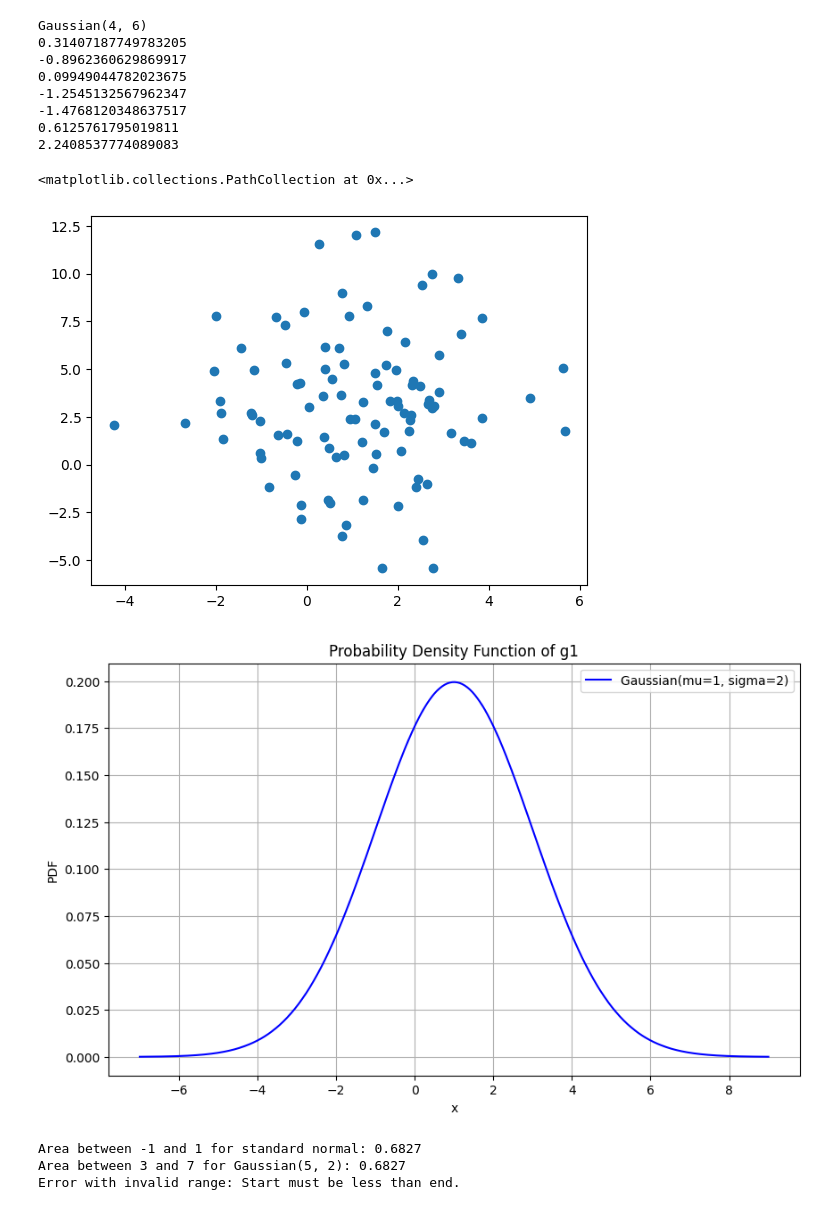
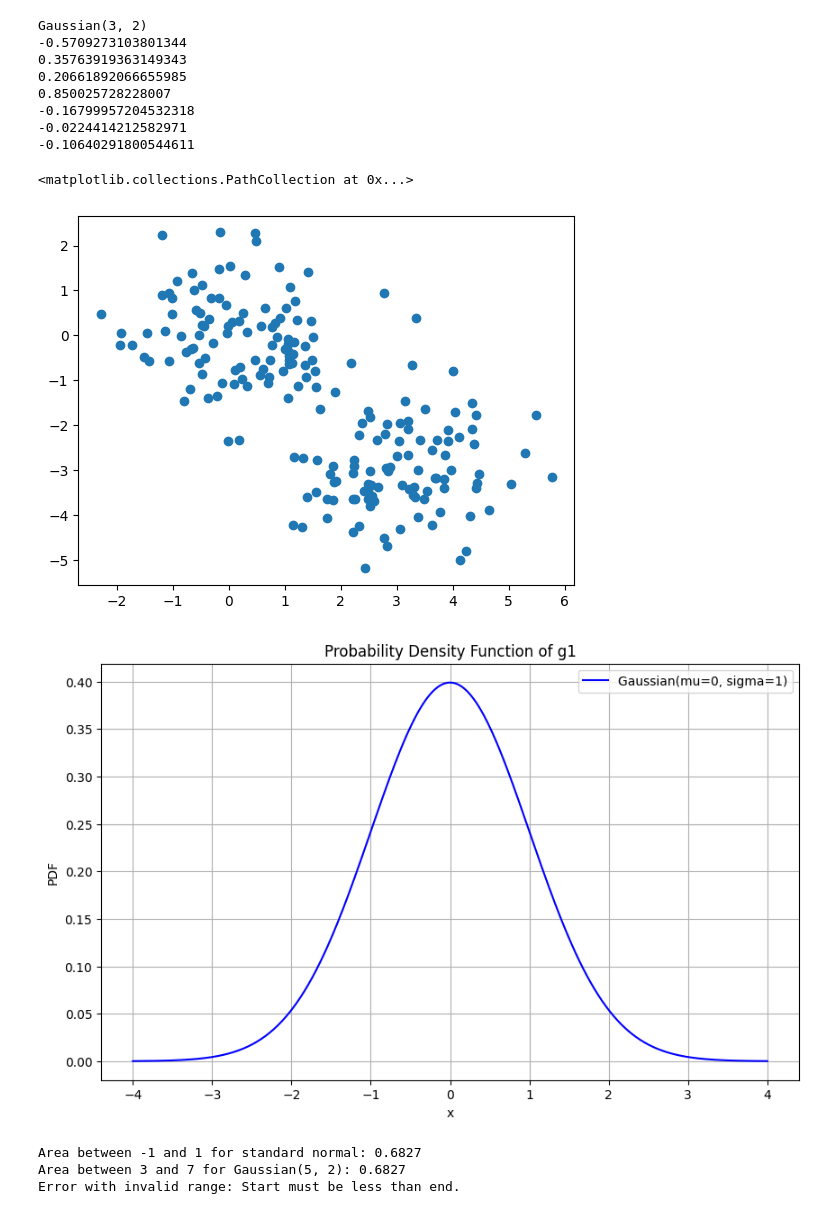
Before and after one commit to JulTob/Data, a Jupyter notebook: GaussianCalculator.ipynb, the cells around one changed output. Saved outputs shown, nothing was run; the diff lists cells and outputs as text; code cells hidden in the pictures.

```diff
--- a/GaussianCalculator.ipynb
+++ b/GaussianCalculator.ipynb
@@ -130,7 +130,7 @@ class Gaussian():
         y_pdf = [self.pdf(x) for x in x_pdf]
         plt.plot(x_pdf, y_pdf, color='goldenrod', linewidth=3, label='Theoretical PDF')
 
-        plt.axvline(self.mu, color='silver', linestyle='--', linewidth=2, label=f'Mean (μ={self.mu})')
+        plt.axvline(self.mu, color='silver', linestyle='--', linewidth=4, alpha= 0.5, label=f'Mean (μ={self.mu})')
 
         plt.title(f'{self}')
         plt.xlabel('Value')
@@ -141,26 +141,26 @@ class Gaussian():
 # %%
 import matplotlib.pyplot as plt
 
-g1 = Gaussian(1, 2)
-g2 = Gaussian(3, 4)
+g1 = Gaussian(0, 1)
+g2 = Gaussian(3, 1)
 g3 = g1 + g2
 print(g3)
 
 for i in g1(7):
     print(i)
 
-plt.scatter(g1(100, seed= 42), g2(100, seed= 46))
+plt.scatter(g1(100) + g2(100), g1(100)+ (-g2)(100))
 # %% [output]
-Gaussian(4, 6)
-0.31407187749783205
--0.8962360629869917
-0.09949044782023675
--1.2545132567962347
--1.4768120348637517
-0.6125761795019811
-2.2408537774089083
+Gaussian(3, 2)
+-0.5709273103801344
+0.35763919363149343
+0.20661892066655985
+0.850025728228007
+-0.16799957204532318
+-0.0224414212582971
+-0.10640291800544611
 <matplotlib.collections.PathCollection at 0x...>
-[figure, old version]
+[figure, new version]
 # %%
 import numpy as np
 
@@ -180,7 +180,7 @@ plt.grid(True)
 plt.legend()
 plt.show()
 # %% [output]
-[figure, old version]
+[figure, new version]
 # %%
 g = Gaussian(0, 1) # Standard normal distribution
 area_between_minus1_and_1 = g.area(-1, 1)
```
Also changed, not shown: parts of 1 cell of this notebook.
